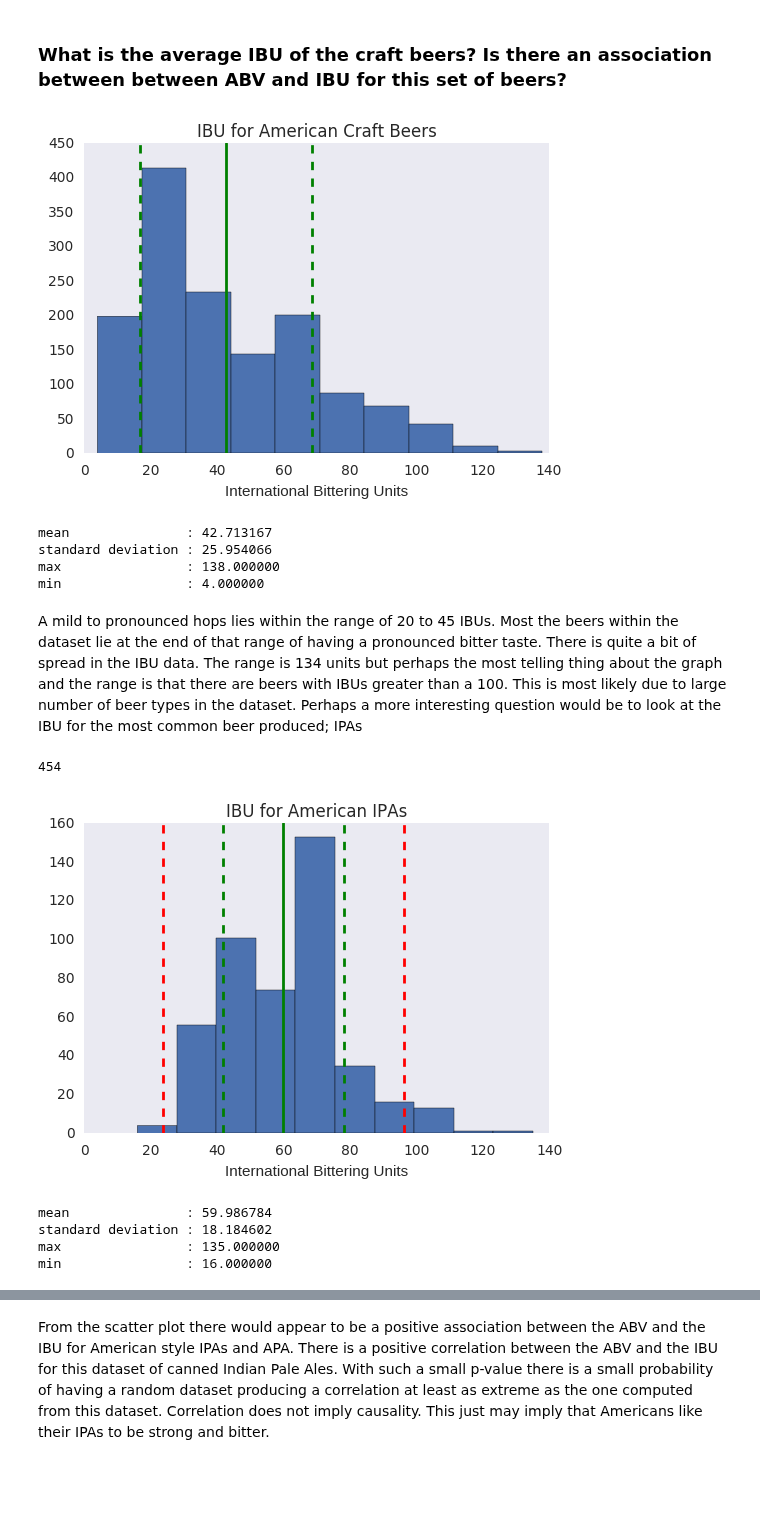
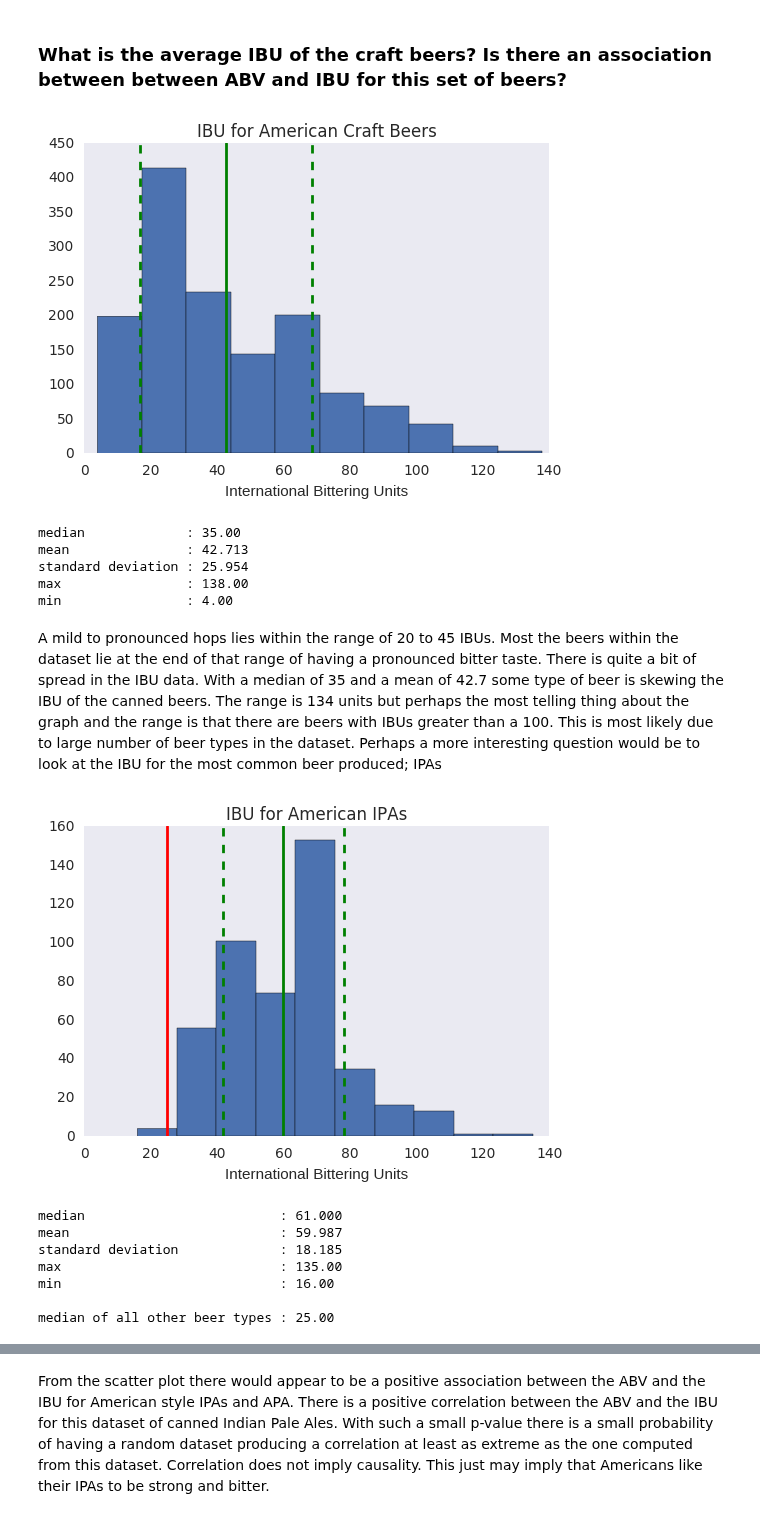
Before and after one commit to 315iah515/Thinkful-Notebooks, a Jupyter notebook: Prep/CapstoneAnalyticReport.ipynb, the cells around one changed output, grey strips where cells are left out. Cells and saved outputs as stored; diff of their text form; code cells hidden in the pictures; blank space fills up the shorter version.

```diff
--- a/Prep/CapstoneAnalyticReport.ipynb
+++ b/Prep/CapstoneAnalyticReport.ipynb
@@ -159,41 +161,51 @@ plt.axvline(mean - sd, color='g', linestyle='dashed', linewidth=2)
 plt.xlabel('International Bittering Units')
 plt.title('IBU for American Craft Beers')
 plt.show()
-print('{:18s} : {:3f}'.format('mean', mean))
-print('{:18s} : {:3f}'.format('standard deviation', sd))
-print('{:18s} : {:3f}'.format('max', max(beer_df['ibu'].dropna())))
-print('{:18s} : {:3f}'.format('min', min(beer_df['ibu'].dropna())))
+print('{:18s} : {:3.2f}'.format('median', np.median(beer_df['ibu'].dropna())))
+print('{:18s} : {:3.3f}'.format('mean', mean))
+print('{:18s} : {:3.3f}'.format('standard deviation', sd))
+print('{:18s} : {:3.2f}'.format('max', max(beer_df['ibu'].dropna())))
+print('{:18s} : {:3.2f}'.format('min', min(beer_df['ibu'].dropna())))
 # %% [output]
 [figure]
-mean               : 42.713167
-standard deviation : 25.954066
-max                : 138.000000
-min                : 4.000000
+median             : 35.00
+mean               : 42.713
+standard deviation : 25.954
+max                : 138.00
+min                : 4.00
 # %% [markdown]
-A mild to pronounced hops lies within the range of 20 to 45 IBUs.  Most the beers within the dataset lie at the end of that range of having a pronounced bitter taste.  There is quite a bit of spread in the IBU data.  The range is 134 units but perhaps the most telling thing about the graph and the range is that there are beers with IBUs greater than a 100. This is most likely due to large number of beer types in the dataset.  Perhaps a more interesting question would be to look at the IBU for the most common beer produced; IPAs
+A mild to pronounced hops lies within the range of 20 to 45 IBUs.  Most the beers within the dataset lie at the end of that range of having a pronounced bitter taste.  There is quite a bit of spread in the IBU data. With a median of 35 and a mean of 42.7 some type of beer is skewing the IBU of the canned beers. The range is 134 units but perhaps the most telling thing about the graph and the range is that there are beers with IBUs greater than a 100. This is most likely due to large number of beer types in the dataset.  Perhaps a more interesting question would be to look at the IBU for the most common beer produced; IPAs
 # %%
 ipa_df = beer_df.loc[beer_df['style'].isin(['American IPA','American Pale Ale (APA)'])]
-print(len(ipa_df.dropna()))
+others_df = beer_df.loc[~beer_df['style'].isin(['American IPA','American Pale Ale (APA)'])]
+all_other_median = np.median(others_df['ibu'].dropna())
+median = np.median(ipa_df['ibu'].dropna())
 mean = sum(ipa_df['ibu'].dropna())/len(ipa_df['ibu'].dropna())
 sd = np.std(ipa_df['ibu'].dropna(), ddof=1)
 plt.hist(ipa_df['ibu'].dropna())
 plt.axvline(mean, color='g', linestyle='solid', linewidth=2)
 plt.axvline(mean + sd, color='g', linestyle='dashed', linewidth=2)
-plt.axvline(mean + (sd * 2), color='r', linestyle='dashed', linewidth=2)
 plt.axvline(mean - sd, color='g', linestyle='dashed', linewidth=2)
-plt.axvline(mean - (sd * 2), color='r', linestyle='dashed', linewidth=2)
+
+plt.axvline(all_other_median, color='r', linestyle='solid', linewidth=2)
+
 plt.xlabel('International Bittering Units')
 plt.title('IBU for American IPAs')
 plt.show()
-print('{:18s} : {:3f}'.format('mean', mean))
-print('{:18s} : {:3f}'.format('standard deviation', sd))
-print('{:18s} : {:3f}'.format('max', max(ipa_df['ibu'].dropna())))
-print('{:18s} : {:3f}'.format('min', min(ipa_df['ibu'].dropna())))
+print('{:30s} : {:3.3f}'.format('median', median))
+print('{:30s} : {:3.3f}'.format('mean', mean))
+print('{:30s} : {:3.3f}'.format('standard deviation', sd))
+print('{:30s} : {:3.2f}'.format('max', max(ipa_df['ibu'].dropna())))
+print('{:30s} : {:3.2f}\n'.format('min', min(ipa_df['ibu'].dropna())))
+
+print('{:18s} : {:3.2f}\n'.format('median of all other beer types', all_other_median))
 # %% [output]
+[figure, new version]
-454
+median                         : 61.000
+mean                           : 59.987
+standard deviation             : 18.185
+max                            : 135.00
+min                            : 16.00
+
+median of all other beer types : 25.00
-[figure, old version]
-mean               : 59.986784
-standard deviation : 18.184602
-max                : 135.000000
-min                : 16.000000
 # %% [markdown]
```
Also changed, not shown: parts of 13 cells of this notebook.
